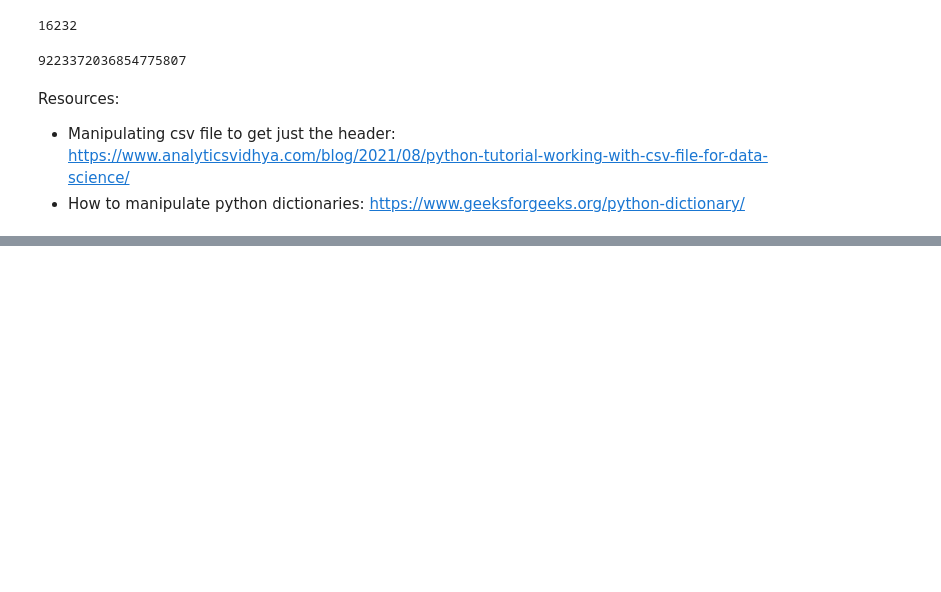
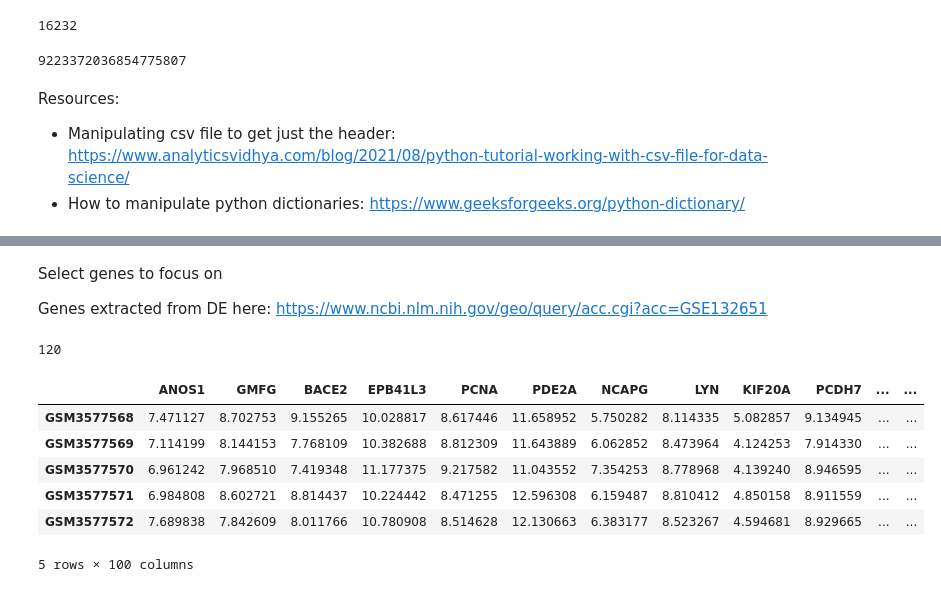
Before and after one commit to tessaSlice/Gene-Regression-Analysis, a Jupyter notebook: Data Interpretation.ipynb, the cells around one changed output, grey strips where cells are left out. Drawn from its saved outputs; the diff is of its cells as text; code cells hidden in the pictures; blank space fills up the shorter version.

```diff
--- a/Data Interpretation.ipynb
+++ b/Data Interpretation.ipynb
@@ -203,0 +215,4 @@ Resources:
+# %%
+# import conversion library
+translate = pd.read_csv("key.csv")
+translate.head()
@@ -203,0 +223,5 @@ Resources:
+# %%
+colNames = list(translate.iloc[0, :])
+
+DataTot = df.set_axis(colNames, axis=1, inplace=False)
+DataTot.head()
@@ -203,0 +236,4 @@ Resources:
+# %% [markdown]
+Select genes to focus on
+
+Genes extracted from DE here: https://www.ncbi.nlm.nih.gov/geo/query/acc.cgi?acc=GSE132651
@@ -203,0 +442,19 @@ Resources:
+# %%
+# see which ones match
+colNames = list(DataTot.columns)
+
+geneOverlap = list(set(gene_list).intersection(colNames))
+len(geneOverlap)
+# %% [output]
+120
+# %%
+selectDf = DataTot.loc[:, geneOverlap[0:100]]
+selectDf.head()
+# %% [output]
+|  | ANOS1 | GMFG | BACE2 | EPB41L3 | PCNA | PDE2A | NCAPG | LYN | KIF20A | PCDH7 | ... | ... |
+| GSM3577568 | 7.471127 | 8.702753 | 9.155265 | 10.028817 | 8.617446 | 11.658952 | 5.750282 | 8.114335 | 5.082857 | 9.134945 | ... | ... |
+| GSM3577569 | 7.114199 | 8.144153 | 7.768109 | 10.382688 | 8.812309 | 11.643889 | 6.062852 | 8.473964 | 4.124253 | 7.914330 | ... | ... |
+| GSM3577570 | 6.961242 | 7.968510 | 7.419348 | 11.177375 | 9.217582 | 11.043552 | 7.354253 | 8.778968 | 4.139240 | 8.946595 | ... | ... |
+| GSM3577571 | 6.984808 | 8.602721 | 8.814437 | 10.224442 | 8.471255 | 12.596308 | 6.159487 | 8.810412 | 4.850158 | 8.911559 | ... | ... |
+| GSM3577572 | 7.689838 | 7.842609 | 8.011766 | 10.780908 | 8.514628 | 12.130663 | 6.383177 | 8.523267 | 4.594681 | 8.929665 | ... | ... |
+5 rows × 100 columns
```
Also changed, not shown: parts of 22 cells of this notebook.
